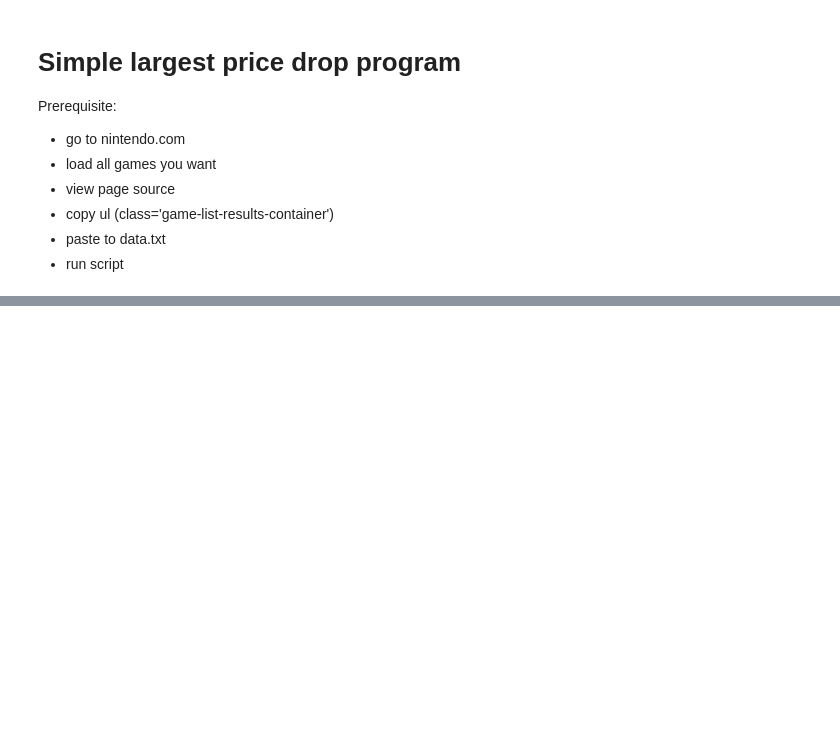
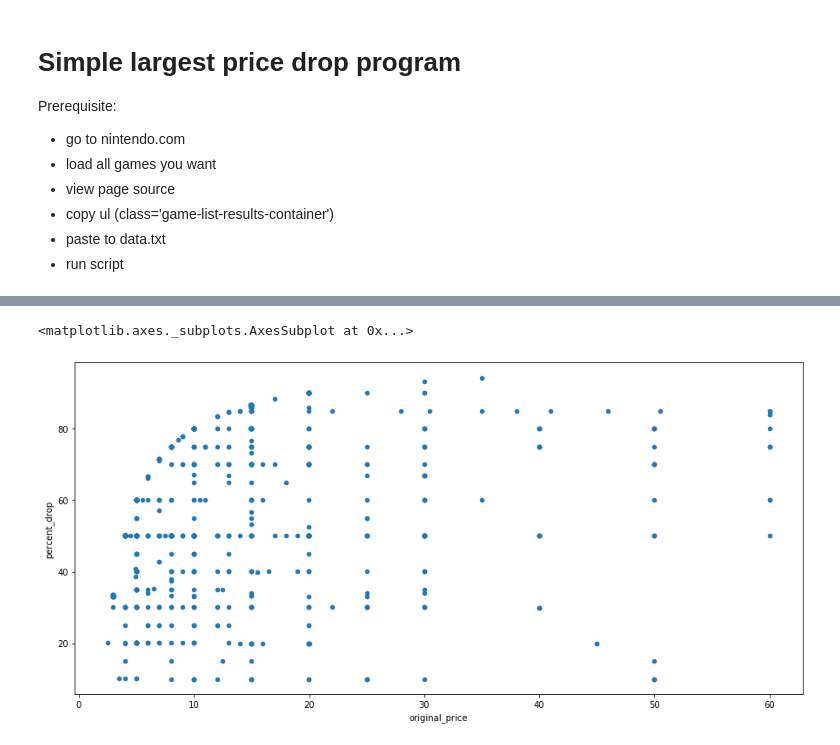
Before and after one commit to coffeeboost/nintendo-discount-hunter, a Jupyter notebook: process_data.ipynb, the cells around one changed output, grey strips where cells are left out. Drawn from its saved outputs; the diff is of its cells as text; code cells hidden in the pictures; blank space fills up the shorter version.

```diff
--- a/process_data.ipynb
+++ b/process_data.ipynb
@@ -20,6 +20,7 @@ class save_data_object:
         self.msrp = float(msrp)
         self.sale_price = float(sale_price)
         self.price_drop = self.msrp - self.sale_price
+        self.percent_drop = (self.msrp - self.sale_price)/self.msrp * 100
         self.name = name
 # %%
 result = soup.find_all("ul", {"class": "game-list-results-container"})
@@ -71,9 +54,10 @@ for row in x:
         dict1['original_price'] = row.msrp
         dict1['discount_price'] = row.sale_price
         dict1['price_drop'] = row.price_drop
+        dict1['percent_drop'] = row.percent_drop
 
         rows_list.append(dict1)
 
-df = pd.DataFrame(data=rows_list, columns=['name', 'original_price', 'discount_price', 'price_drop'])
+df = pd.DataFrame(data=rows_list, columns=['name', 'original_price', 'discount_price', 'price_drop', 'percent_drop'])
 # %%
 df.to_csv("./output/saved_data.csv")
@@ -79,0 +96,5 @@ df.to_csv("./output/saved_data.csv")
+# %%
+df.plot(x='original_price', y='percent_drop', figsize=(15,7), kind='scatter')
+# %% [output]
+<matplotlib.axes._subplots.AxesSubplot at 0x...>
+[figure, added]
```
Also changed, not shown: parts of 5 cells of this notebook, 3 other files.
